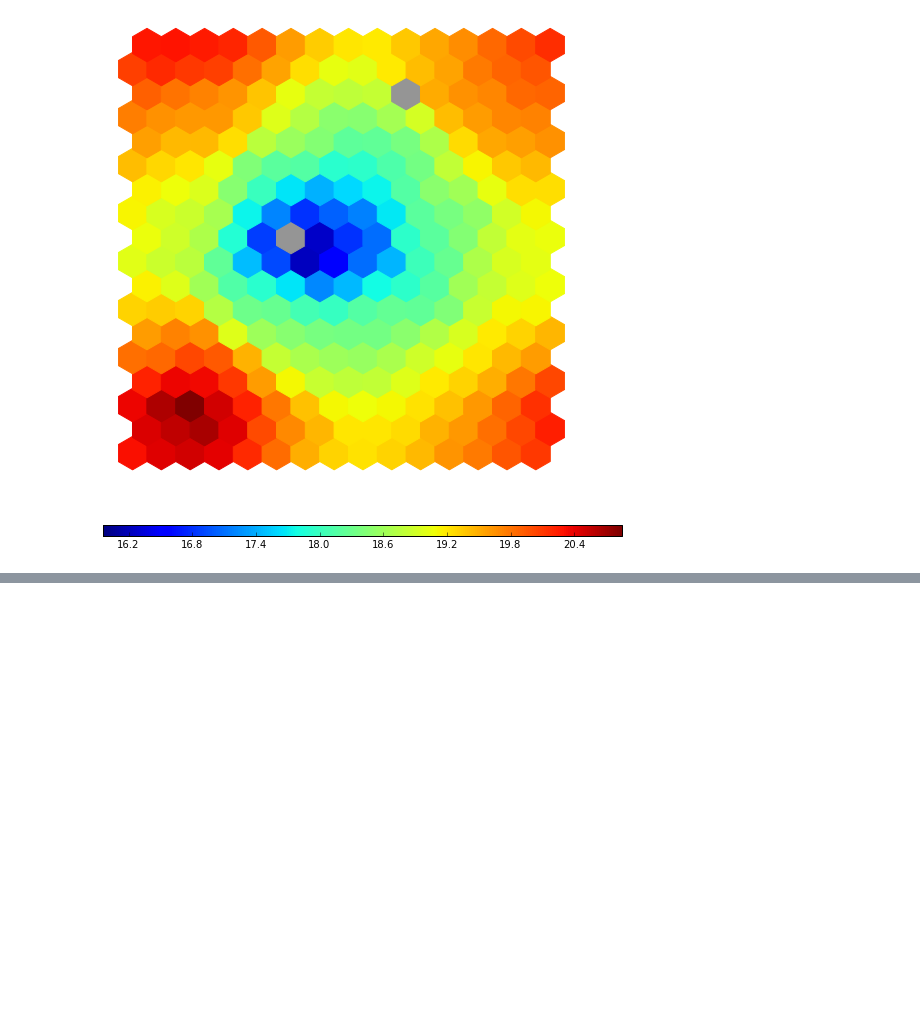
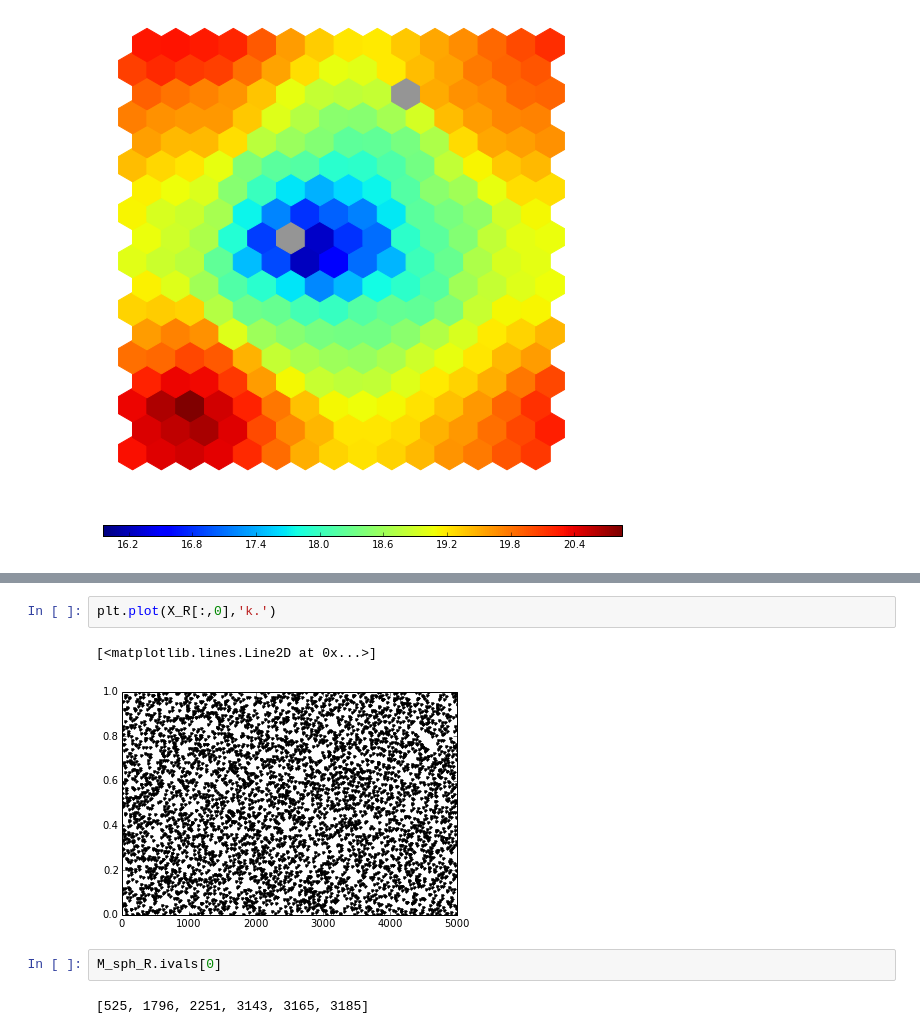
Before and after one commit to mgckind/somsphere, a Jupyter notebook: Example.ipynb, the cells around one changed output, grey strips where cells are left out. Cells and saved outputs as stored; diff of their text form; blank space fills up the shorter version.

```diff
--- a/Example.ipynb
+++ b/Example.ipynb
@@ -167,0 +192,9 @@ M_hex.plot_map()
+# %%
+plt.plot(X_R[:,0],'k.')
+# %% [output]
+[<matplotlib.lines.Line2D at 0x...>]
+[figure, added]
+# %%
+M_sph_R.ivals[0]
+# %% [output]
+[525, 1796, 2251, 3143, 3165, 3185]
```
Also changed, not shown: parts of 30 cells of this notebook, 4 other files.
